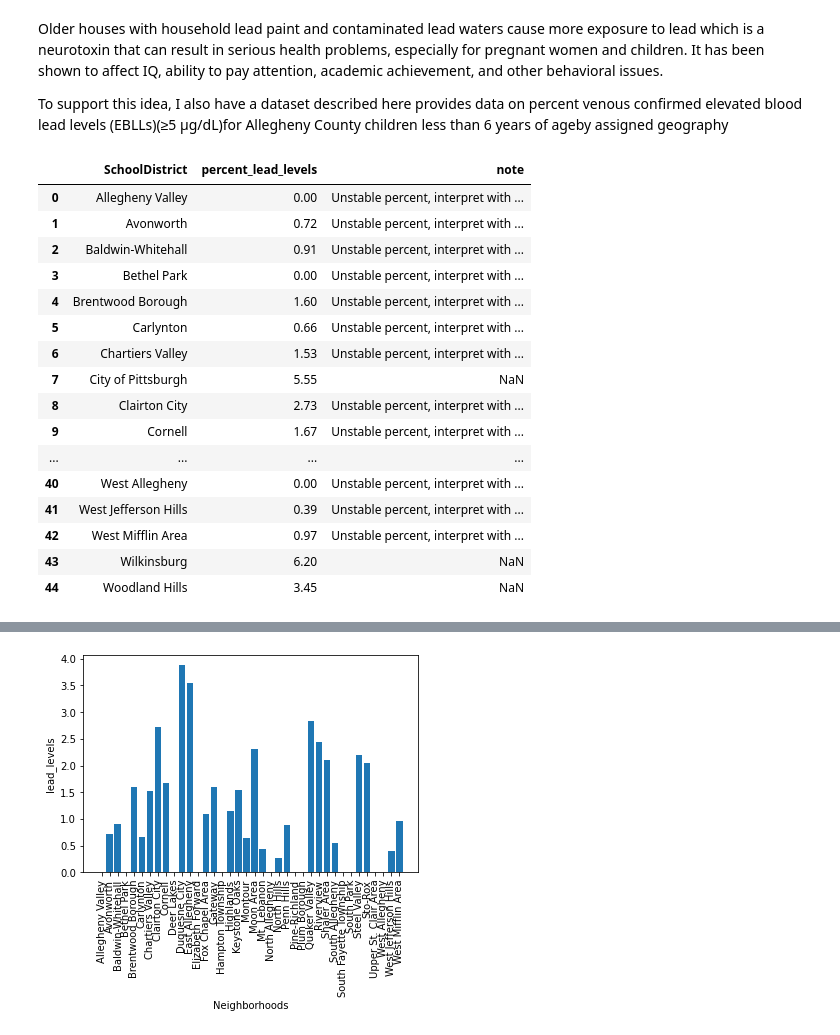
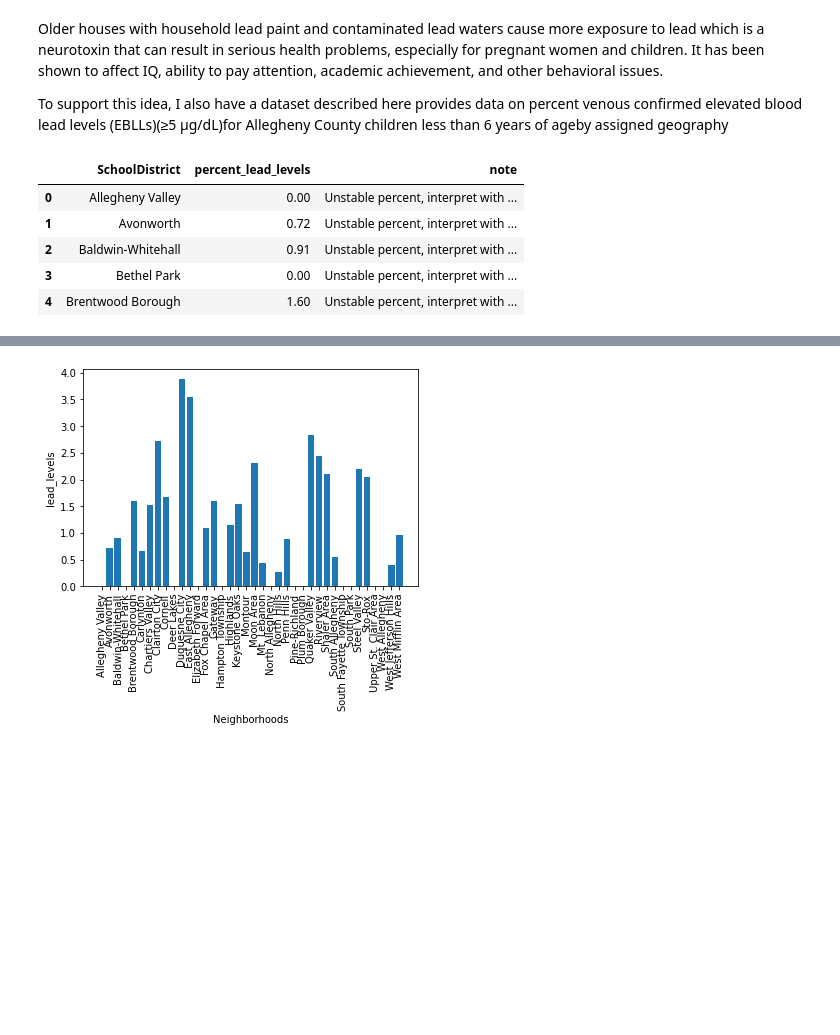
Before and after one commit to songxingyu1118/CMPINF10_Final_Project, a Jupyter notebook: Neighborhoods.ipynb, the cells around one changed output, grey strips where cells are left out. Drawn from its saved outputs; the diff is of its cells as text; code cells hidden in the pictures; blank space fills up the shorter version.

```diff
--- a/Neighborhoods.ipynb
+++ b/Neighborhoods.ipynb
@@ -307,25 +292,14 @@ lead_data = pd.read_csv("CSVs/Blood_Lead_Level_Rates.csv")
 # %%
 lead_data.rename({'percentEBLL2015': 'percent_lead_levels','note2015': 'note' }, axis=1, inplace=True)
 lead_data=lead_data.drop(['percentEBLL2016', 'percentEBLL2017', 'percentEBLL2018', 'percentEBLL2019','percentEBLL15_19','note2016', 'note2017', 'note2018', 'note2019','note15_19'], axis=1)
-lead_data
+lead_data.head()
 # %% [output]
 |  | SchoolDistrict | percent_lead_levels | note |
 | 0 | Allegheny Valley | 0.00 | Unstable percent, interpret with ... |
 | 1 | Avonworth | 0.72 | Unstable percent, interpret with ... |
 | 2 | Baldwin-Whitehall | 0.91 | Unstable percent, interpret with ... |
 | 3 | Bethel Park | 0.00 | Unstable percent, interpret with ... |
 | 4 | Brentwood Borough | 1.60 | Unstable percent, interpret with ... |
-| 5 | Carlynton | 0.66 | Unstable percent, interpret with ... |
-| 6 | Chartiers Valley | 1.53 | Unstable percent, interpret with ... |
-| 7 | City of Pittsburgh | 5.55 | NaN |
-| 8 | Clairton City | 2.73 | Unstable percent, interpret with ... |
-| 9 | Cornell | 1.67 | Unstable percent, interpret with ... |
-| ... | ... | ... | ... |
-| 40 | West Allegheny | 0.00 | Unstable percent, interpret with ... |
-| 41 | West Jefferson Hills | 0.39 | Unstable percent, interpret with ... |
-| 42 | West Mifflin Area | 0.97 | Unstable percent, interpret with ... |
-| 43 | Wilkinsburg | 6.20 | NaN |
-| 44 | Woodland Hills | 3.45 | NaN |
 # %%
 ### Clean up the data!
 # %%
```
Also changed, not shown: parts of 10 cells of this notebook.
